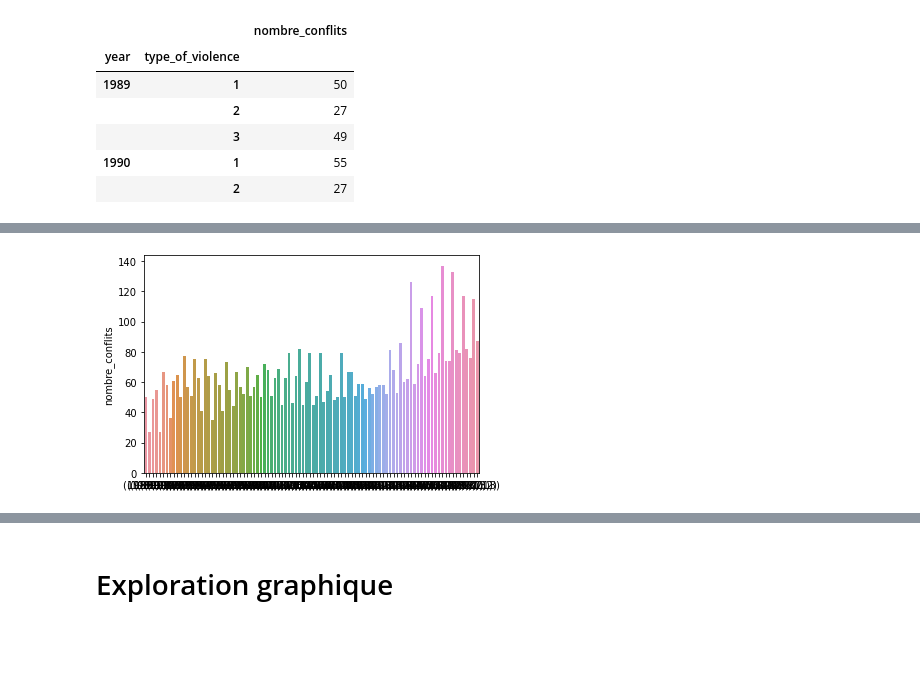
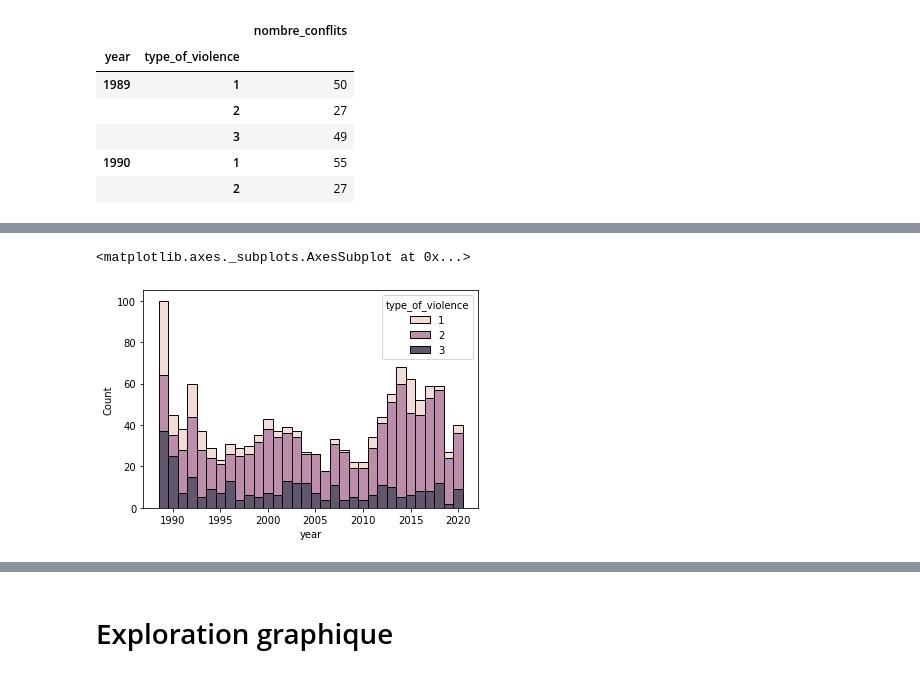
Before and after one commit to LexAdrim/UCDP-project, a Jupyter notebook: main.ipynb, the cells around one changed output, grey strips where cells are left out. Cells and saved outputs as stored; diff of their text form; code cells hidden in the pictures; blank space fills up the shorter version.

```diff
--- a/main.ipynb
+++ b/main.ipynb
@@ -129,4 +124,8 @@ MultiIndex([(1989, 1),
-# %%
-visu_conflit = sns.barplot(x= df_visu_conflit.index,y='nombre_conflits', data = df_visu_conflit)
-# %% [output]
-[figure, removed]
+# %%
+df_visu_unique_conflit = df.drop_duplicates(subset='conflict_new_id')
+# %%
+#nombre de conflits par type de violence
+sns.histplot(data=df_visu_unique_conflit,x='year', hue='type_of_violence', multiple='stack', discrete=True)
+# %% [output]
+<matplotlib.axes._subplots.AxesSubplot at 0x...>
+[figure, added]
```
Also changed, not shown: parts of 3 cells of this notebook.
